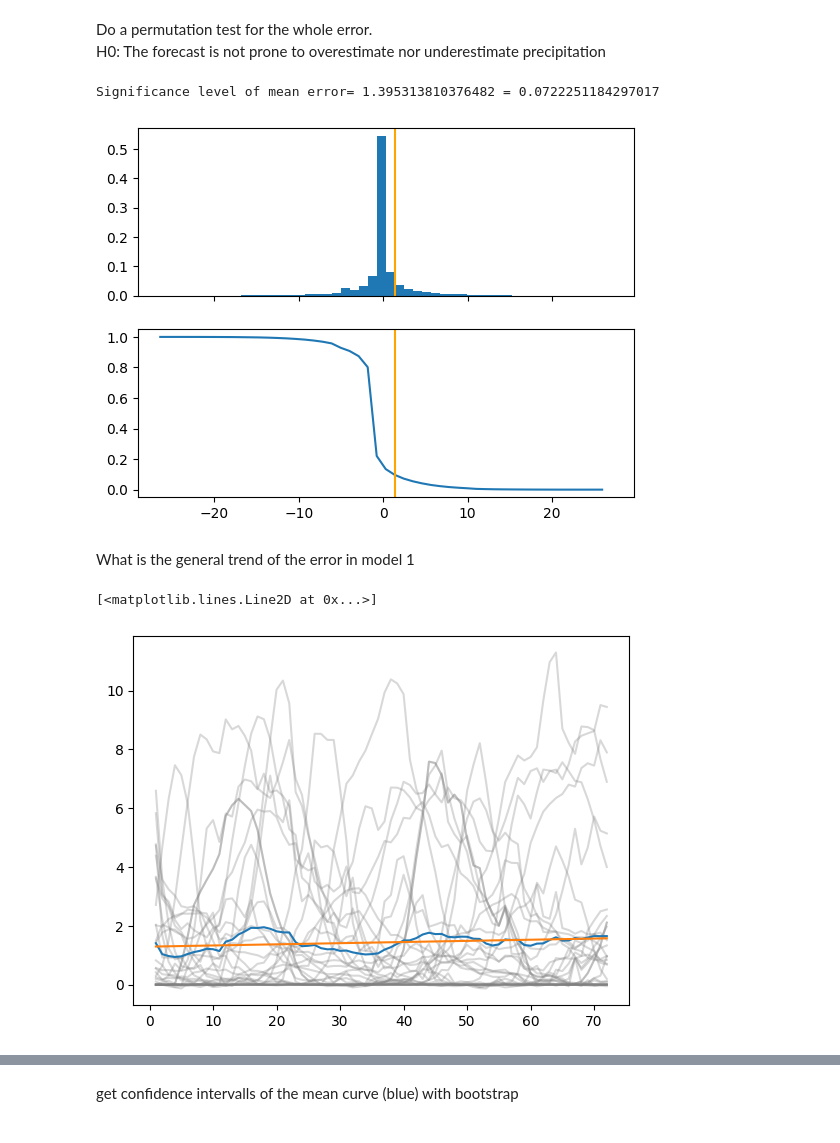
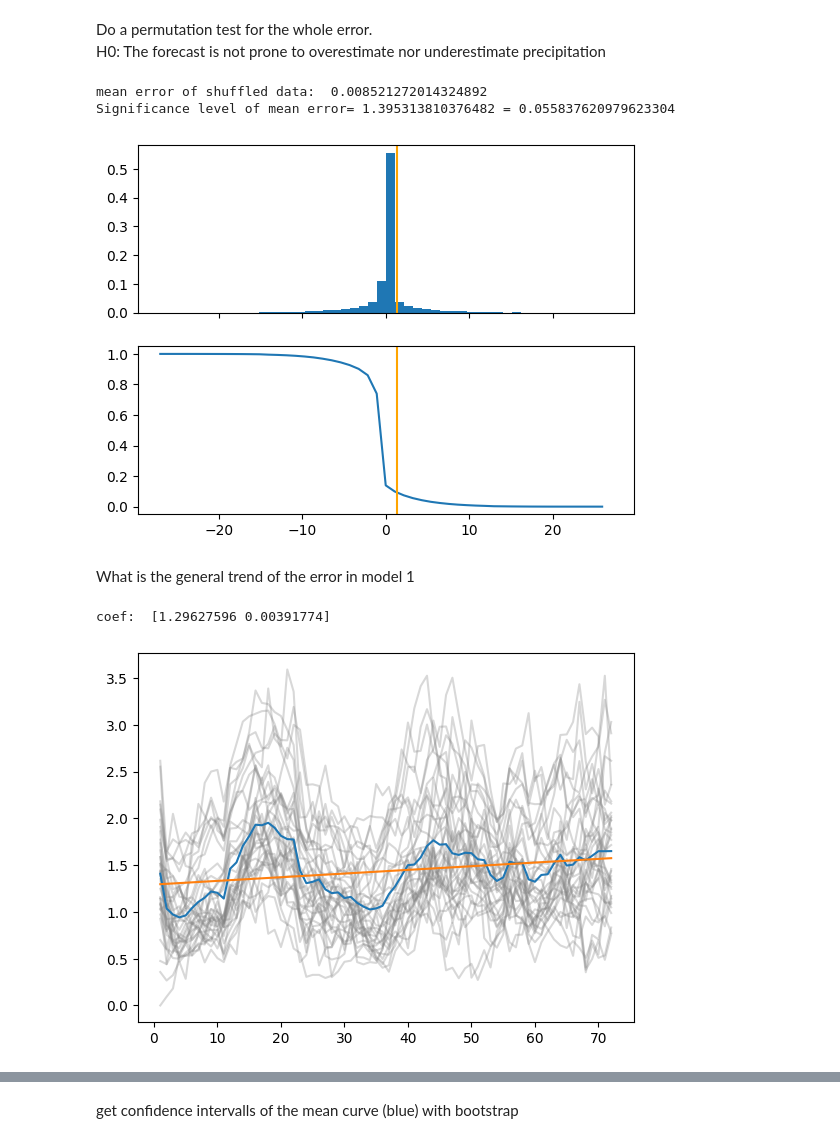
Before and after one commit to RobinU434/DataLiteracy, a Jupyter notebook: studies/robin.ipynb, the cells around one changed output, grey strips where cells are left out. Cells and saved outputs as stored; diff of their text form; code cells hidden in the pictures.

Commit message:
updated plots and bugfixes

```diff
--- a/studies/robin.ipynb
+++ b/studies/robin.ipynb
@@ -140,11 +140,19 @@ class DWD_Dataset:
         merge = self._filter_df(self._merge, station_id, model)
         return merge
 
-    def get_real_data(self, station_id: int = 0, model: int = 0):
+    def get_historical(self, station_id: int = 0, model: int = 0):
         real_data = self._filter_df(self._real_data, station_id, model)
         return real_data
 
     def get_matrix(self, data_column: str):
+        """shape: (num_api_calls, num_stations, num_predictions_into_future)
+
+        Args:
+            data_column (str): _description_
+
+        Returns:
+            _type_: _description_
+        """
         if data_column not in self._merge.columns:
             logging.error(
                 f"{data_column} not in {self._merge.columns}. Not possible to create matrix"
@@ -159,7 +167,7 @@ class DWD_Dataset:
             for station_id in station_ids:
                 call_time_error = same_call_time[
                     same_call_time["station_id"] == station_id
-                ]["error"].values
+                ]["precipitation_error"].values
                 # This is a HACK and needs to be resolved
                 # THIS ONLY WORKS FOR MODEL 1
                 call_time_error = call_time_error[:72]
@@ -195,7 +203,7 @@ class DWD_Dataset:
         )
 
         # if temperature do rescale
-        if feature == Feature.TEMPERATURE:
+        if feature == Feature.TEMPERATURE or feature is  None:
             forecast[forecast_column_name] = (forecast[forecast_column_name] - 32) * 5 / 9
 
         return forecast
@@ -244,9 +252,9 @@ class DWD_Dataset:
         if station_id > 0:
             df = df[df["station_id"] == station_id]
 
-        if "provider" not in df.columns:
+        if "provider" not in df.columns or model == 0:
             pass
-        elif model > 2 or model <= 0:
+        elif model > 2 or model < 0:
             raise ValueError(
                 "Choose either model 1 or 2. If you want to obtain both: 0"
             )
@@ -379,35 +386,38 @@ axs[1].axvline(mean_error, c="orange")
 
 # calculate significance level
 index = np.argmax((bins - mean_error) > 0)
-print(f"Significance level of mean error= {mean_error} = {(1 - cdf)[index]}")
+print("mean error of shuffled data: ", shuffle_error.mean())
+# TODO: left or right bucket for p-value -> or linear interpolation
+print(f"Significance level of mean error= {mean_error} = {(1 - cdf)[index + 1]}")
 # %% [output]
-Significance level of mean error= 1.395313810376482 = 0.0722251184297017
+mean error of shuffled data:  0.008521272014324892
+Significance level of mean error= 1.395313810376482 = 0.055837620979623304
-[figure, old version]
+[figure, new version]
 # %% [markdown]
 What is the general trend of the error in  model 1
 # %%
 # transform list of errors into a 3d matrix
-error_matrix = dataset.get_matrix("error")
+error_matrix = dataset.get_matrix("precipitation_error")
 
 fig, ax = plt.subplots()
-station_errors = error_matrix.mean(axis=1)
+station_errors = error_matrix.mean(axis=0)
 
 x_axis = np.arange(1, 73)
 
 ax.plot(x_axis, station_errors.T, label="station mean error", color="grey", alpha=0.3)
 forecast_error = station_errors.mean(axis=0)
 ax.plot(x_axis, forecast_error)
 
 # extract trend
-x = np.arange(0, 72)
-x_aug = np.concatenate
 x = np.arange(72)[:, None]
 x_aug = np.concatenate([np.ones_like(x), x], axis=1)
-covariance = x_aug.T @ x_aug
-coef = np.linalg.inv(x_aug.T @ x_aug) @ x_aug.T @ forecast_error
-regression = x_aug @ coef
+regression_coef = np.linalg.inv(x_aug.T @ x_aug) @ x_aug.T @ forecast_error
+regression = x_aug @ regression_coef
 
 ax.plot(x_axis, regression)
+print("coef: ", regression_coef)
+
+# TODO: ask if we would use bar plots -> h
 # %% [output]
-[<matplotlib.lines.Line2D at 0x...>]
+coef:  [1.29627596 0.00391774]
-[figure, old version]
+[figure, new version]
```
Also changed, not shown: parts of 8 cells of this notebook.
